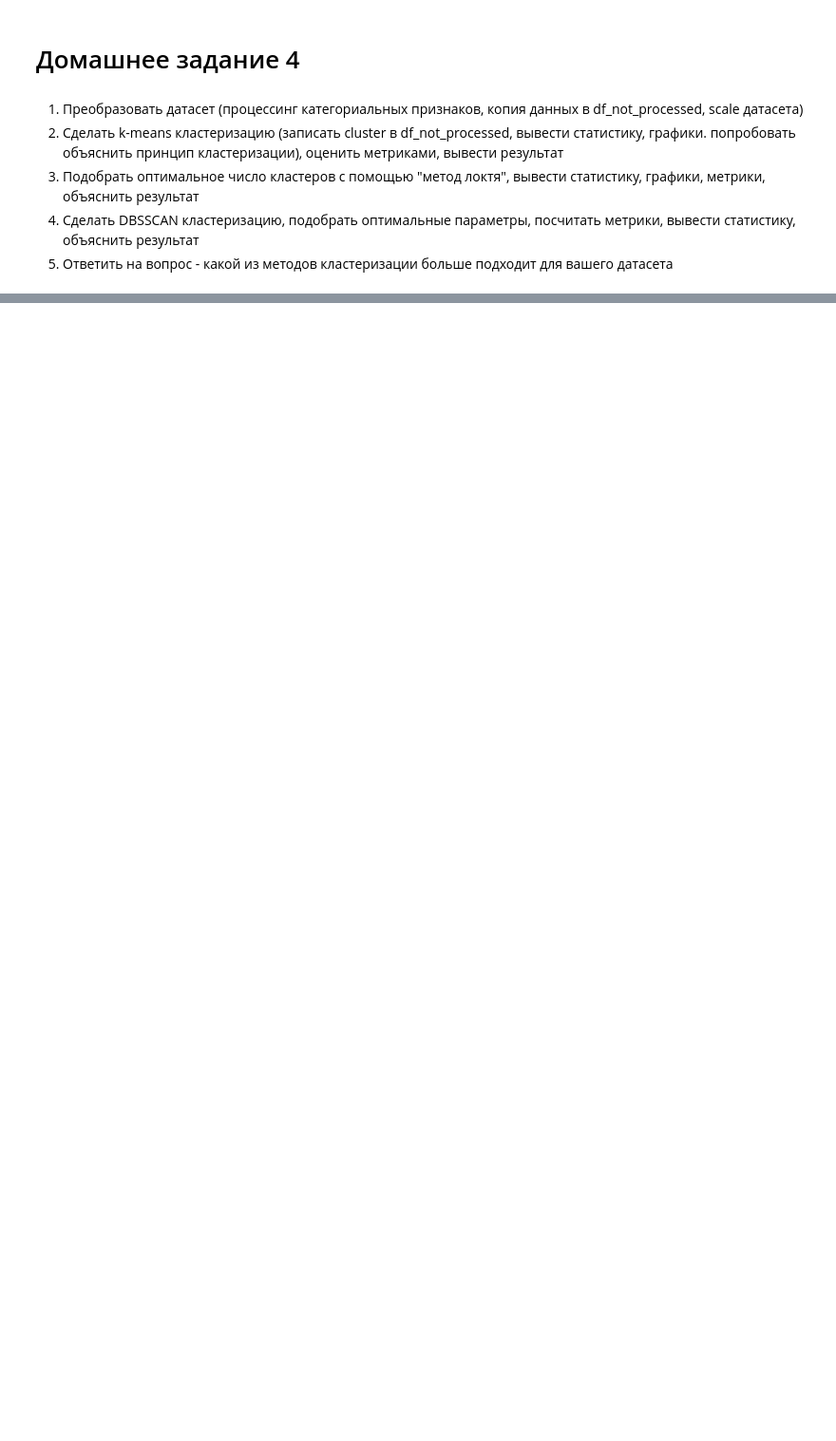
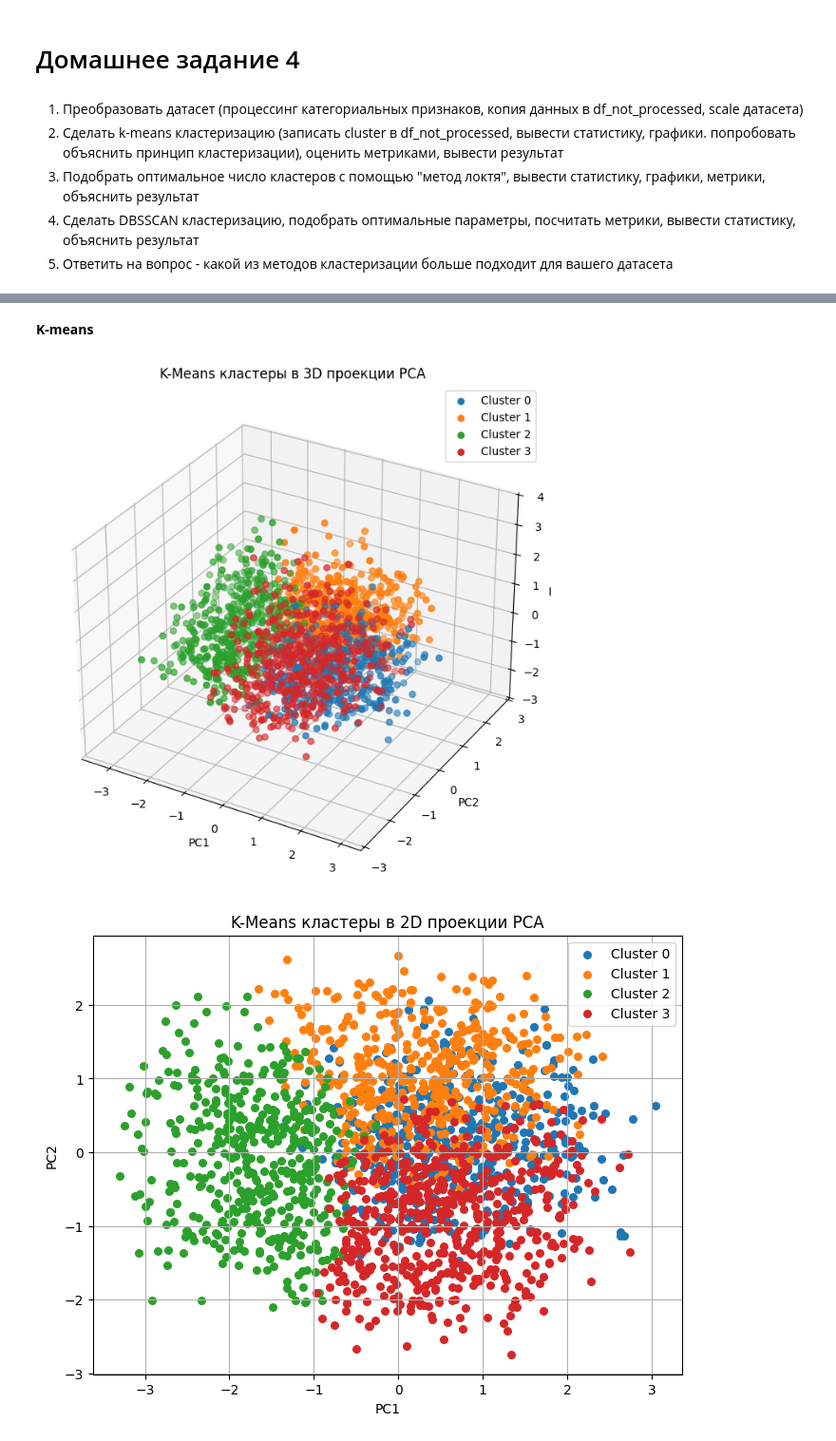
Before and after one commit to Canchili/-, a Jupyter notebook: Копия_блокнота_"Домашнее_задание_4_ipynb".ipynb, the cells around one changed output, grey strips where cells are left out. Shown: that part at 95% size. Saved outputs shown, nothing was run; the diff lists cells and outputs as text; code cells hidden in the pictures; blank space fills up the shorter version.

```diff
--- a/Копия_блокнота_"Домашнее_задание_4_ipynb".ipynb
+++ b/Копия_блокнота_"Домашнее_задание_4_ipynb".ipynb
@@ -18,0 +39,3 @@ df.column = df.column.astype('category') # процессим категориа
+# %%
+
+df = pd.read_csv('Customers.csv')
@@ -18,0 +58,10 @@ df.column = df.column.astype('category') # процессим категориа
+# %%
+#заполняем пропуски
+from sklearn.impute import SimpleImputer
+
+imputer_cat = SimpleImputer(strategy='most_frequent')
+
+imputed = imputer_cat.fit_transform(df[['Profession']])
+
+df['Profession'] = pd.Series(imputed.flatten(), index=df.index)
+print(df.isnull().sum())
@@ -18,0 +78,3 @@ df.column = df.column.astype('category') # процессим категориа
+# %%
+df["Gender"] = df["Gender"].astype("category")
+df['Profession'] = df['Profession'].astype('category')
@@ -30,7 +123,7 @@ from sklearn.preprocessing import MinMaxScaler, StandardScaler
 numeric_features = df.select_dtypes(include=['float64', 'int64']).columns.tolist()
 
 # Инициализируем scaler
-scaler = MinMaxScaler() or StandardScaler()
+scaler = StandardScaler()
 
 # Применяем нормализацию
 df[numeric_features] = scaler.fit_transform(df[numeric_features])
@@ -36,0 +146,59 @@ df[numeric_features] = scaler.fit_transform(df[numeric_features])
+# %% [markdown]
+**K-means**
+# %%
+from sklearn.cluster import KMeans
+from sklearn.decomposition import PCA
+import numpy as np
+from sklearn.metrics import silhouette_score, davies_bouldin_score, calinski_harabasz_score
+# Обучаем K-Means
+kmeans = KMeans(n_clusters=4, random_state=42)
+clusters = kmeans.fit_predict(df)
+
+# Копируем исходный DataFrame
+df_cluster = df.copy()
+
+# Добавляем колонку с номерами кластеров
+df_cluster['cluster'] = clusters
+
+
+# Средние значения по каждому кластеру
+cluster_means = df_cluster.groupby('cluster').mean()
+
+# PCA для 3D проекции
+pca_3d = PCA(n_components=3, random_state=42)
+X_pca_3d = pca_3d.fit_transform(df)
+
+# Визуализация 3D кластеров
+fig = plt.figure(figsize=(10, 8))
+ax = fig.add_subplot(111, projection='3d')
+for lab in np.unique(clusters):
+    mask = clusters == lab
+    ax.scatter(X_pca_3d[mask, 0], X_pca_3d[mask, 1], X_pca_3d[mask, 2], s=30, label=f'Cluster {lab}')
+ax.set_title('K-Means кластеры в 3D проекции PCA')
+ax.set_xlabel('PC1')
+ax.set_ylabel('PC2')
+ax.set_zlabel('PC3')
+ax.legend()
+plt.show()
+
+# PCA для 2D проекции
+pca_2d = PCA(n_components=2, random_state=42)
+X_pca_2d = pca_2d.fit_transform(df)
+
+# Визуализация 2D кластеров
+plt.figure(figsize=(8, 6))
+for lab in np.unique(clusters):
+    mask = clusters == lab
+    plt.scatter(X_pca_2d[mask, 0], X_pca_2d[mask, 1], s=30, label=f'Cluster {lab}')
+plt.title('K-Means кластеры в 2D проекции PCA')
+plt.xlabel('PC1')
+plt.ylabel('PC2')
+plt.legend()
+plt.grid(True)
+plt.show()
+
+
+cluster_means.round(2)
+# %% [output]
+[figure, added]
+[figure, added]
```
Also changed, not shown: parts of 33 cells of this notebook.
